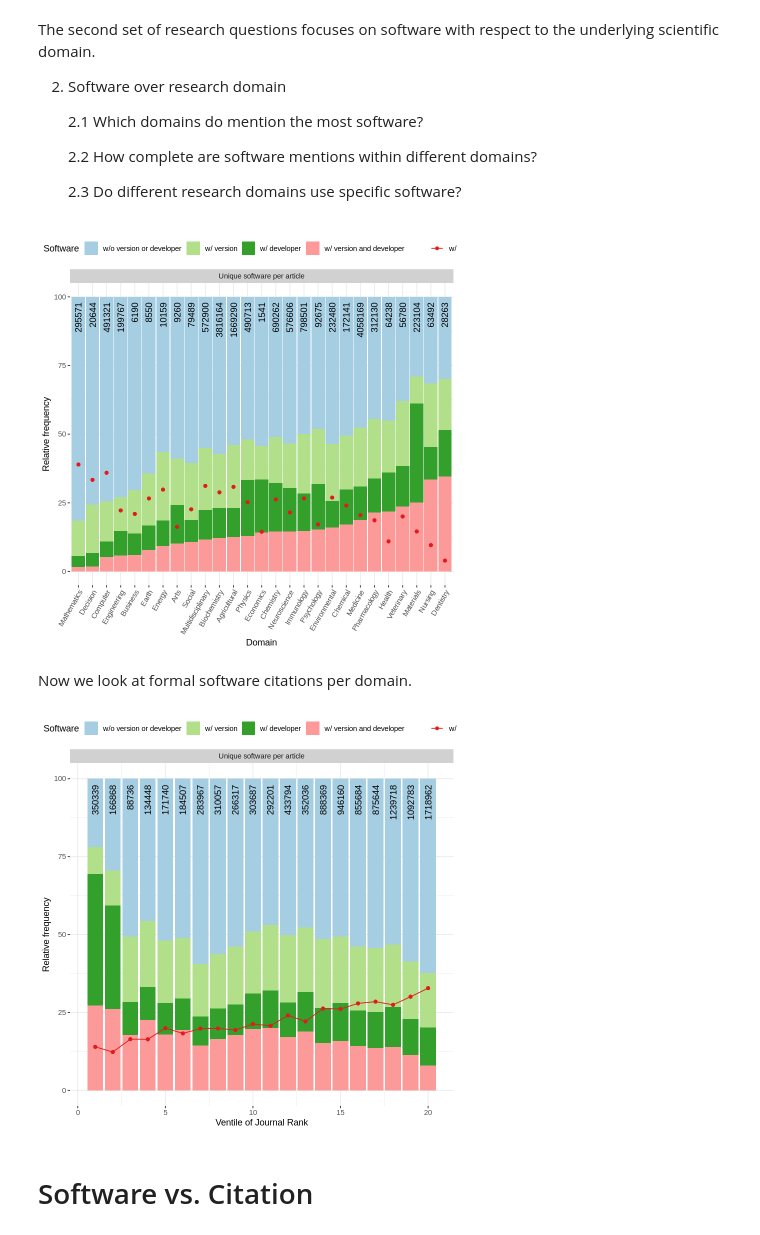
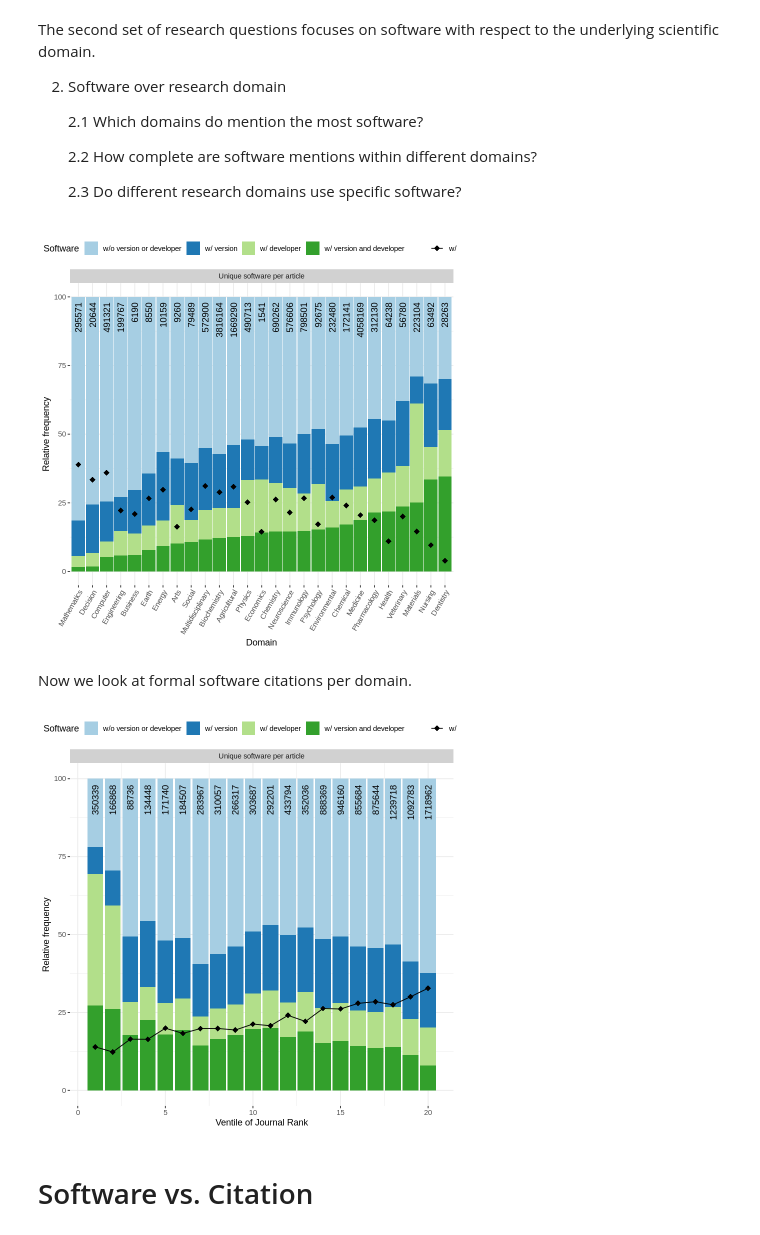
Before and after one commit to f-krueger/SoftwareKG-PMC-Analysis, a Jupyter notebook: SoftwareKG_PMC_Analyses.ipynb, the cells around one changed output. Saved outputs shown, nothing was run; the diff lists cells and outputs as text; code cells hidden in the pictures.

Commit message:
update image colors for readability

```diff
--- a/SoftwareKG_PMC_Analyses.ipynb
+++ b/SoftwareKG_PMC_Analyses.ipynb
@@ -1775,12 +1775,12 @@ df_np
 df %>%
     ggplot(., aes(reorder(concept,sort), value*100)) +
     geom_bar(aes(fill=name), stat='identity', width=.95) +
-    geom_point(aes(concept, n_citation*100/all, color=factor(1))) +
+    geom_point(aes(concept, n_citation*100/all, color=factor(1)), shape=18, size=3) +
 
 geom_line(aes(concept, n_citation*100/all, color=factor(1), group=concept)) +
     geom_text(aes(concept,98,label=all,fill = NULL), vjust=.5, hjust=1, angle=90, data=df_np)+
     scale_fill_manual(name='Software',
-                      values=c("#a6cee3","#b2df8a", "#33a02c", "#fb9a99"),
+                      values=c("#a6cee3","#1f78b4", "#b2df8a", "#33a02c"),
                       labels=c('n_software'='w/o version or developer',
                                'n_developer'='w/ developer',
                                'n_version'='w/ version',
@@ -1790,14 +1790,14 @@ geom_line(aes(concept, n_citation*100/all, color=factor(1), group=concept)) +
     ylab("Relative frequency") + xlab("Domain") +
     guides(fill=guide_legend(nrow=1, byrow=TRUE, order=1), color=guide_legend(order=2)) +
     facet_wrap(1, labeller = function(v,v2){return('Unique software per article')}) +
-    scale_colour_manual(" ", values=c('#e31a1c'), labels="w/ citation", guide = "legend") ->
+    scale_colour_manual(" ", values=c('black'), labels="w/ citation", guide = "legend") ->
 
     p_software_per_category
 
 ggsave('software_and_add_info_per_concept.png', p_software_per_category, width=8.5, height=4.35)
 p_software_per_category
 # %% [output]
-[figure, old version]
+[figure, new version]
 # %% [markdown]
 Now we look at formal software citations per domain.
 # %%
@@ -2037,37 +2037,37 @@ software_rank %>%
     mutate(n_citation = n_citation*100/all) %>%
     mutate(name = factor(name, levels=c('n_software', 'n_version', 'n_developer', 'n_dev_ver'))) %>%
     rename(percentile=rank_20) ->
 df
 
 df %>%
     select(percentile,all) %>%
     distinct() ->
     df_np
 
     ggplot(df, aes(percentile,value)) +
         geom_bar(aes(fill=name), stat='identity') +
-        geom_point(aes(percentile, n_citation, color=factor(1))) +
+        geom_point(aes(percentile, n_citation, color=factor(1)), shape=18, size=3) +
         geom_line(aes(percentile, n_citation, color=factor(1))) +
         geom_text(aes(percentile,98,label=all,fill = NULL), vjust=.5, hjust=1, angle=90, data=df_np)+
         scale_fill_manual(name='Software',
-                      values=c("#a6cee3","#b2df8a", "#33a02c", "#fb9a99"),
+                      values=c("#a6cee3","#1f78b4", "#b2df8a", "#33a02c"),
                       labels=c('n_software'='w/o version or developer',
                                'n_developer'='w/ developer',
                                'n_version'='w/ version',
                                'n_dev_ver'='w/ version and developer')) +
 
         xlab("Ventile of Journal Rank") + ylab("Relative frequency") +
         theme_sw() +
         theme(legend.position = 'top') +
         guides(fill=guide_legend(nrow=1, byrow=TRUE, order=1), color=guide_legend(order=2)) +
-        scale_colour_manual(" ", values=c('#e31a1c'), labels="w/ citation", guide = "legend")+
+        scale_colour_manual(" ", values=c('black'), labels="w/ citation", guide = "legend")+
         facet_wrap(1, labeller = function(v,v2){return('Unique software per article')}) ->
 p_software_per_rank
 
 ggsave('software_and_add_info_per_rank.png', p_software_per_rank, width=8.5, height=3.7)
 p_software_per_rank
 # %% [output]
-[figure, old version]
+[figure, new version]
 # %% [markdown]
 # Software vs. Citation
 # %%
```
Also changed, not shown: parts of 2 cells of this notebook.
